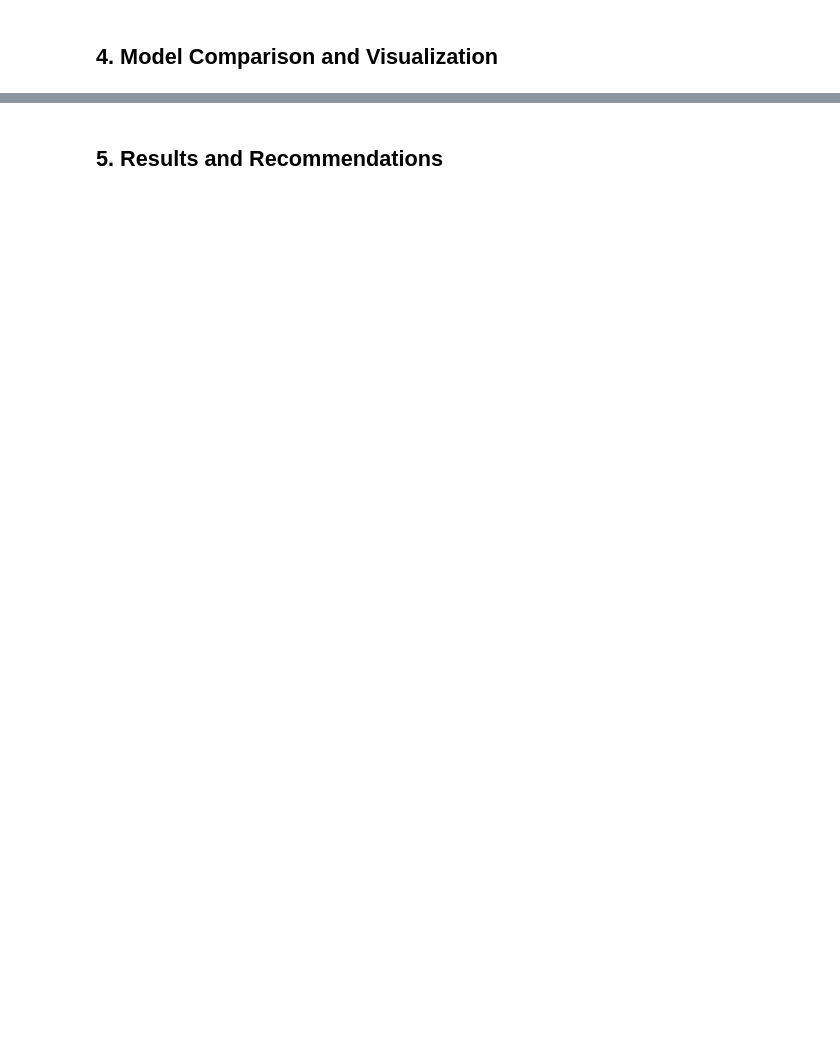
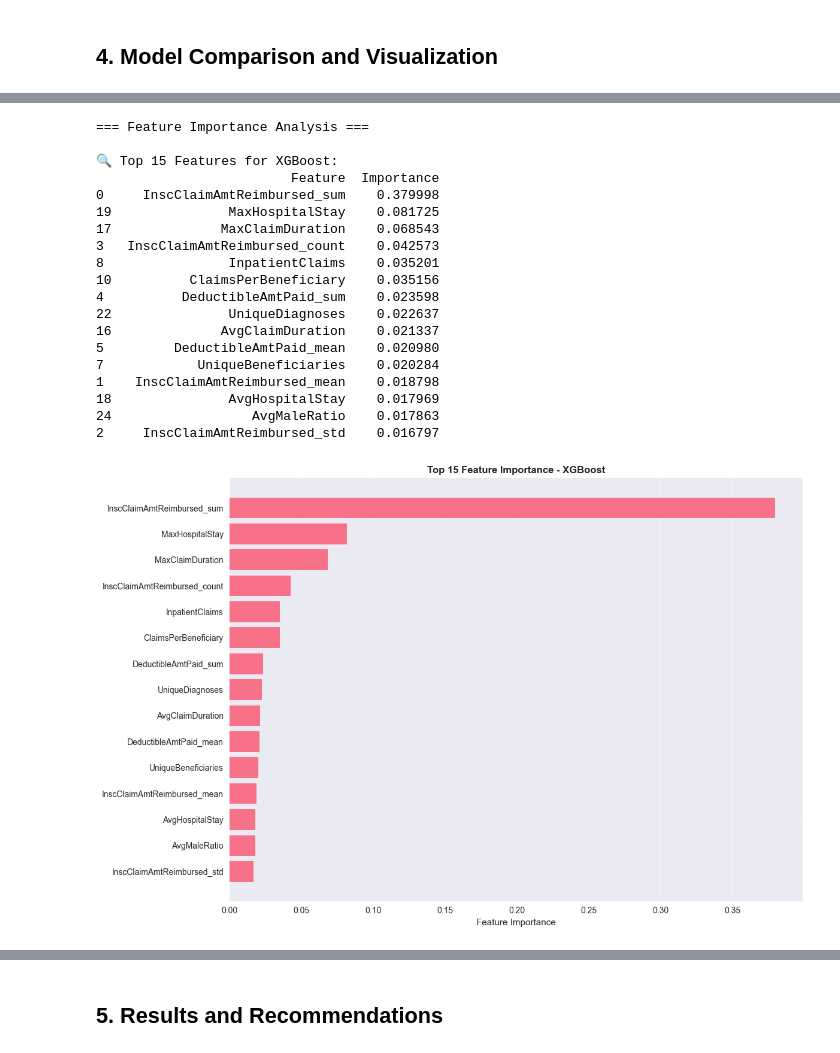
Before and after one commit to User-2rxeg/DataOrbit-HealthCare-Provider-Fraud-Detection, a Jupyter notebook: notebooks/02_modeling.ipynb, the cells around one changed output, grey strips where cells are left out. Drawn from its saved outputs; the diff is of its cells as text; code cells hidden in the pictures; blank space fills up the shorter version.

```diff
--- a/notebooks/02_modeling.ipynb
+++ b/notebooks/02_modeling.ipynb
@@ -223,0 +488,80 @@ if len(results_df) > 0:
+# %%
+# Feature Importance Analysis
+if len(results_df) > 0:
+    print("=== Feature Importance Analysis ===")
+
+    # Get the best performing model
+    best_model_name = results_df.loc[results_df['F1'].idxmax()]['Model']
+    best_pipeline = trained_models[best_model_name]
+
+    # Extract feature importance based on model type
+    feature_names = X.columns
+
+    try:
+        if hasattr(best_pipeline.named_steps['classifier'], 'feature_importances_'):
+            # Tree-based models (Random Forest, Decision Tree, XGBoost)
+            importances = best_pipeline.named_steps['classifier'].feature_importances_
+            feature_importance = pd.DataFrame({
+                'Feature': feature_names,
+                'Importance': importances
+            }).sort_values('Importance', ascending=False)
+
+        elif hasattr(best_pipeline.named_steps['classifier'], 'coef_'):
+            # Linear models (Logistic Regression, SVM)
+            coefficients = best_pipeline.named_steps['classifier'].coef_[0]
+            feature_importance = pd.DataFrame({
+                'Feature': feature_names,
+                'Importance': np.abs(coefficients)  # Use absolute values for importance
+            }).sort_values('Importance', ascending=False)
+
+        else:
+            print(f"⚠️ Feature importance not available for {best_model_name}")
+            feature_importance = None
+
+        if feature_importance is not None:
+            # Display top 15 features
+            print(f"\n🔍 Top 15 Features for {best_model_name}:")
+            print(feature_importance.head(15))
+
+            # Visualization
+            plt.figure(figsize=(12, 8))
+            top_features = feature_importance.head(15)
+
+            plt.barh(range(len(top_features)), top_features['Importance'])
+            plt.yticks(range(len(top_features)), top_features['Feature'])
+            plt.xlabel('Feature Importance')
+            plt.title(f'Top 15 Feature Importance - {best_model_name}', fontweight='bold')
+            plt.gca().invert_yaxis()
+            plt.grid(True, alpha=0.3)
+            plt.tight_layout()
+            plt.show()
+
+            # Feature importance insights
+            print(f"\n💡 Feature Importance Insights:")
+            print(f"• Most important feature: {feature_importance.iloc[0]['Feature']}")
+            print(f"• Top 5 features account for {feature_importance.head(5)['Importance'].sum()/feature_importance['Importance'].sum():.1%} of total importance")
+            print(f"• Financial features in top 10: {sum(1 for f in feature_importance.head(10)['Feature'] if 'Amt' in f or 'sum' in f or 'mean' in f)}")
+
+    except Exception as e:
+        print(f"❌ Error extracting feature importance: {e}")
+# %% [output]
+=== Feature Importance Analysis ===
+
+🔍 Top 15 Features for XGBoost:
+                         Feature  Importance
+0     InscClaimAmtReimbursed_sum    0.379998
+19               MaxHospitalStay    0.081725
+17              MaxClaimDuration    0.068543
+3   InscClaimAmtReimbursed_count    0.042573
+8                InpatientClaims    0.035201
+10          ClaimsPerBeneficiary    0.035156
+4          DeductibleAmtPaid_sum    0.023598
+22               UniqueDiagnoses    0.022637
+16              AvgClaimDuration    0.021337
+5         DeductibleAmtPaid_mean    0.020980
+7            UniqueBeneficiaries    0.020284
+1    InscClaimAmtReimbursed_mean    0.018798
+18               AvgHospitalStay    0.017969
+24                  AvgMaleRatio    0.017863
+2     InscClaimAmtReimbursed_std    0.016797
+[figure, added]
```
Also changed, not shown: parts of 17 cells of this notebook, 1 other file.
